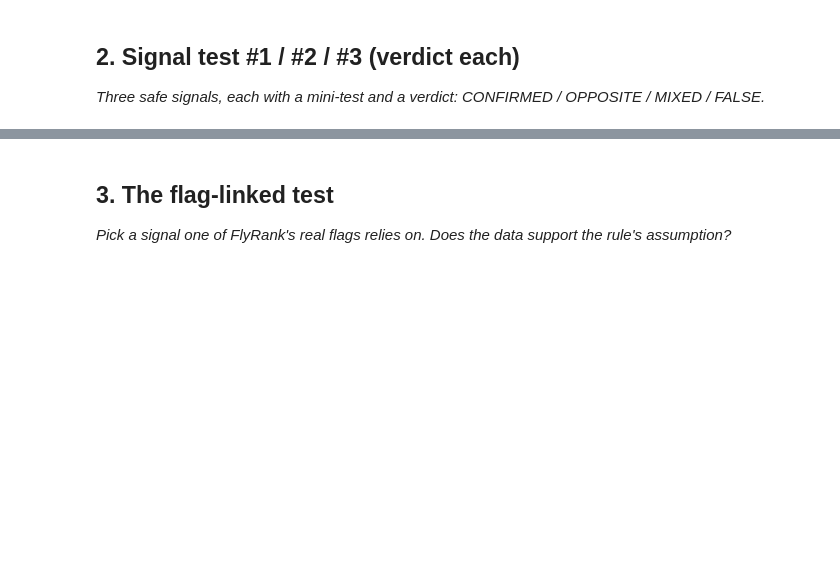
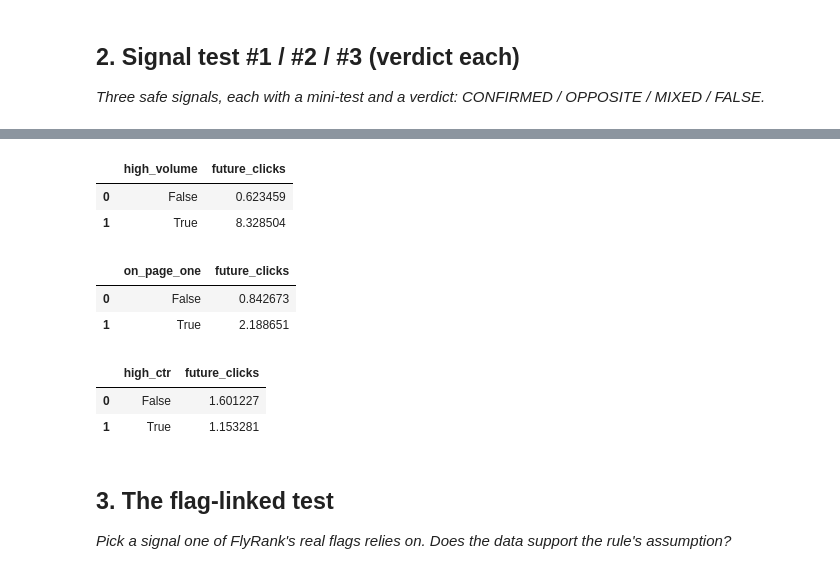
Before and after one commit to Deepr0gth/Flyrank_repo, a Jupyter notebook: work/notebooks/w04_signal_audit.ipynb, the cells around one changed output, grey strips where cells are left out. Saved outputs shown, nothing was run; the diff lists cells and outputs as text; code cells hidden in the pictures; blank space fills up the shorter version.

```diff
--- a/work/notebooks/w04_signal_audit.ipynb
+++ b/work/notebooks/w04_signal_audit.ipynb
@@ -23,3 +123,65 @@ This skeleton is yours to fill. Work the sections **in order** — each one has
+# %%
+# This cell is for CODE (numbers, a query, a check).
+# Write your text answer in the cell ABOVE this one — typing sentences here breaks Run All.
+
+import pandas as pd
+
+
+signal_base = con.sql(f"""
+    WITH windowed AS (
+        SELECT
+            content_hash_id,
+            report_date,
+            SUM(COALESCE(gsc_impressions, 0)) OVER (
+                PARTITION BY content_hash_id ORDER BY report_date ROWS BETWEEN 7 PRECEDING AND 1 PRECEDING
+            ) AS past_imps,
+            SUM(COALESCE(gsc_clicks, 0)) OVER (
+                PARTITION BY content_hash_id ORDER BY report_date ROWS BETWEEN 7 PRECEDING AND 1 PRECEDING
+            ) AS past_clicks,
+            AVG(COALESCE(gsc_avg_position, 100.0)) OVER (
+                PARTITION BY content_hash_id ORDER BY report_date ROWS BETWEEN 7 PRECEDING AND 1 PRECEDING
+            ) AS past_pos,
+            SUM(COALESCE(gsc_clicks, 0)) OVER (
+                PARTITION BY content_hash_id ORDER BY report_date ROWS BETWEEN 1 FOLLOWING AND 7 FOLLOWING
+            ) AS future_clicks
+        FROM {TABLES['fact_daily']}
+        WHERE report_date >= '2026-02-20' AND report_date <= '2026-03-31'
+          AND gsc_data_available IS TRUE
+    )
+    SELECT
+        past_imps,
+        past_clicks,
+        COALESCE(past_clicks / NULLIF(past_imps, 0), 0.0) AS past_ctr,
+        past_pos,
+        future_clicks
+    FROM windowed
+    WHERE report_date >= '2026-03-01' AND report_date <= '2026-03-24'
+""").df()
+
+
+s1_test = signal_base.copy()
+s1_test['high_volume'] = s1_test['past_imps'] > 1000
+display(s1_test.groupby('high_volume')['future_clicks'].mean().reset_index())
+
+
+s2_test = signal_base.copy()
+s2_test['on_page_one'] = s2_test['past_pos'] <= 10
+display(s2_test.groupby('on_page_one')['future_clicks'].mean().reset_index())
+
+
+s3_test = signal_base.copy()
+s3_test['high_ctr'] = s3_test['past_ctr'] > 0.05
+display(s3_test.groupby('high_ctr')['future_clicks'].mean().reset_index())
+# %% [output]
+|  | high_volume | future_clicks |
+| 0 | False | 0.623459 |
+| 1 | True | 8.328504 |
+|  | on_page_one | future_clicks |
+| 0 | False | 0.842673 |
+| 1 | True | 2.188651 |
+|  | high_ctr | future_clicks |
+| 0 | False | 1.601227 |
+| 1 | True | 1.153281 |
 # %% [markdown]
 ## 3. The flag-linked test
 
```
Also changed, not shown: parts of 14 cells of this notebook.
